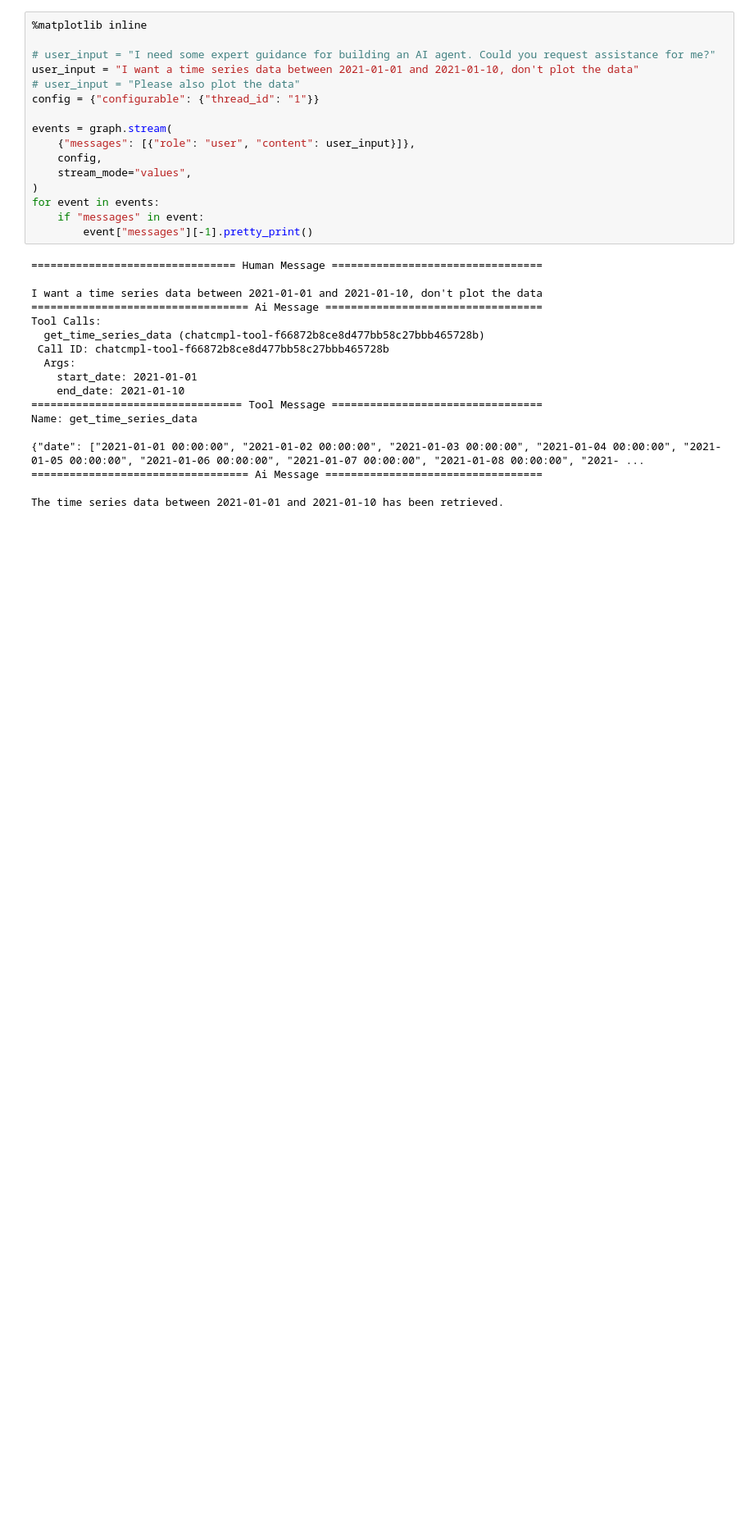
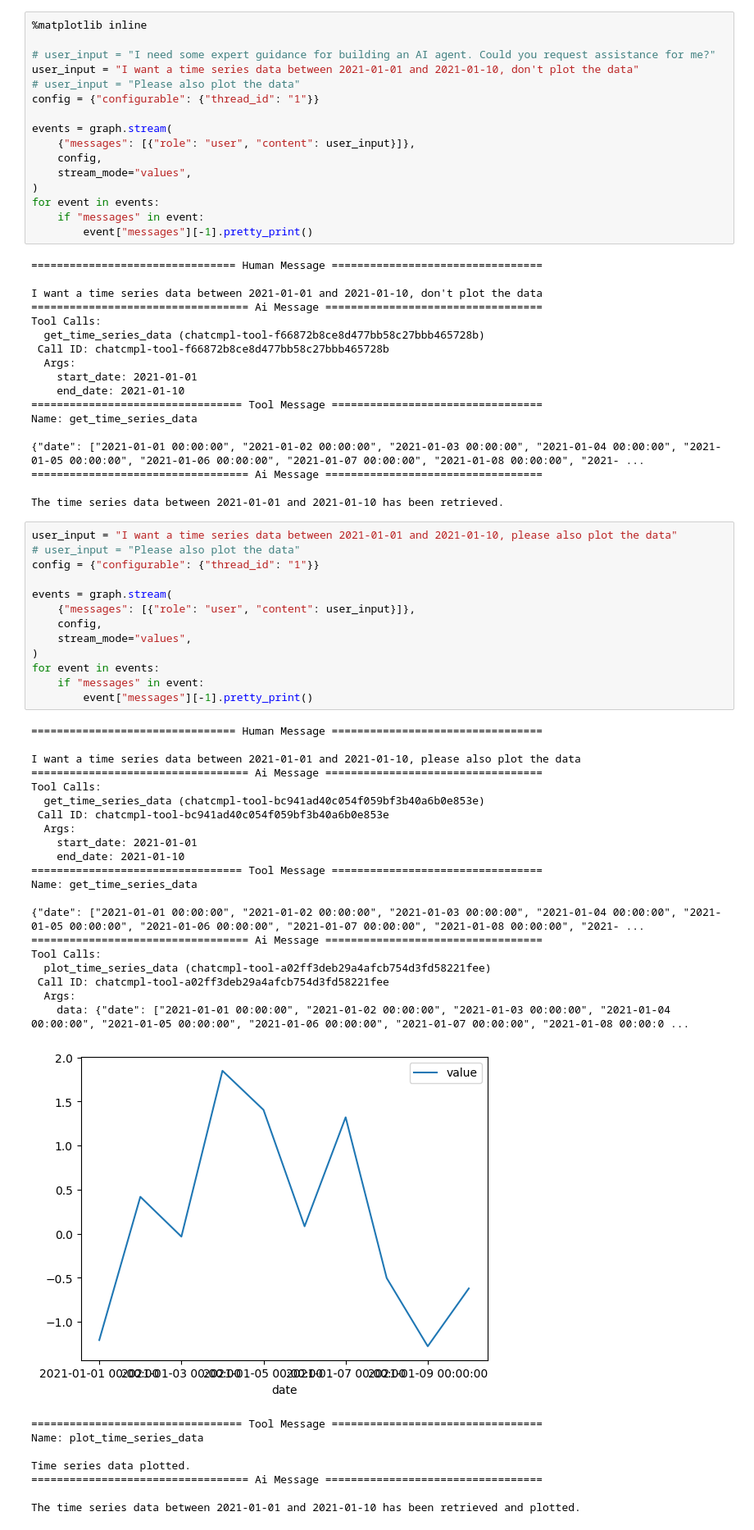
Before and after one commit to yhj261/llama-chatbot, a Jupyter notebook: src/test.ipynb, the cells around one changed output. Shown: that part at 82% size. Drawn from its saved outputs; the diff is of its cells as text; blank space fills up the shorter version.

Commit message:
add time series plot to notebook

```diff
--- a/src/test.ipynb
+++ b/src/test.ipynb
@@ -200,3 +200,45 @@ Name: get_time_series_data
 ================================== Ai Message ==================================
 
 The time series data between 2021-01-01 and 2021-01-10 has been retrieved.
+# %%
+user_input = "I want a time series data between 2021-01-01 and 2021-01-10, please also plot the data"
+# user_input = "Please also plot the data"
+config = {"configurable": {"thread_id": "1"}}
+
+events = graph.stream(
+    {"messages": [{"role": "user", "content": user_input}]},
+    config,
+    stream_mode="values",
+)
+for event in events:
+    if "messages" in event:
+        event["messages"][-1].pretty_print()
+# %% [output]
+================================ Human Message =================================
+
+I want a time series data between 2021-01-01 and 2021-01-10, please also plot the data
+================================== Ai Message ==================================
+Tool Calls:
+  get_time_series_data (chatcmpl-tool-bc941ad40c054f059bf3b40a6b0e853e)
+ Call ID: chatcmpl-tool-bc941ad40c054f059bf3b40a6b0e853e
+  Args:
+    start_date: 2021-01-01
+    end_date: 2021-01-10
+================================= Tool Message =================================
+Name: get_time_series_data
+
+{"date": ["2021-01-01 00:00:00", "2021-01-02 00:00:00", "2021-01-03 00:00:00", "2021-01-04 00:00:00", "2021-01-05 00:00:00", "2021-01-06 00:00:00", "2021-01-07 00:00:00", "2021-01-08 00:00:00", "2021- ...
+================================== Ai Message ==================================
+Tool Calls:
+  plot_time_series_data (chatcmpl-tool-a02ff3deb29a4afcb754d3fd58221fee)
+ Call ID: chatcmpl-tool-a02ff3deb29a4afcb754d3fd58221fee
+  Args:
+    data: {"date": ["2021-01-01 00:00:00", "2021-01-02 00:00:00", "2021-01-03 00:00:00", "2021-01-04 00:00:00", "2021-01-05 00:00:00", "2021-01-06 00:00:00", "2021-01-07 00:00:00", "2021-01-08 00:00:0 ...
+[figure, added]
+================================= Tool Message =================================
+Name: plot_time_series_data
+
+Time series data plotted.
+================================== Ai Message ==================================
+
+The time series data between 2021-01-01 and 2021-01-10 has been retrieved and plotted.
```
